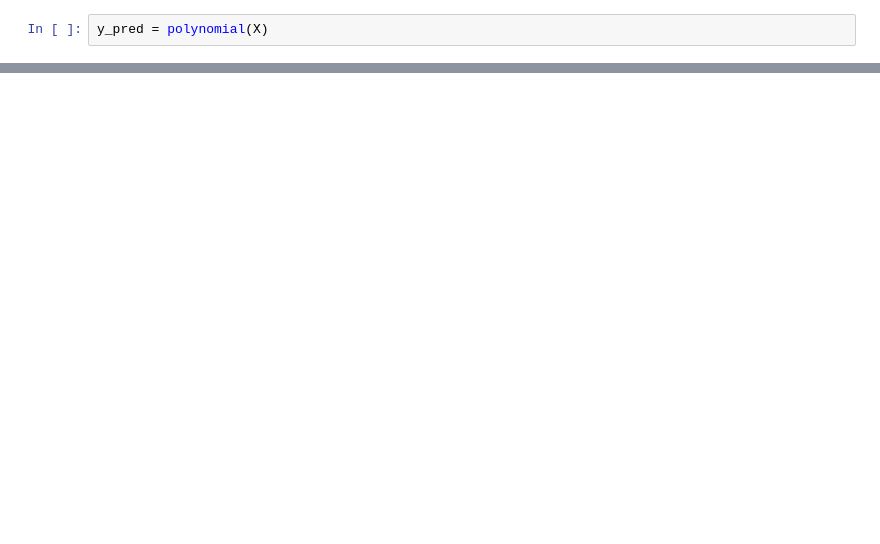
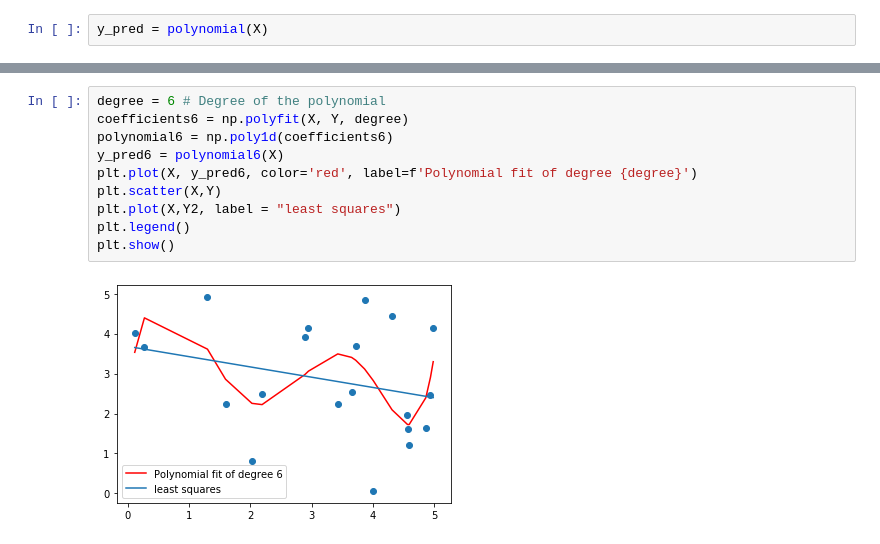
Before and after one commit to rithikabakshi/coe311k, a Jupyter notebook: classwork/rb49258-CH10.ipynb, the cells around one changed output, grey strips where cells are left out. Drawn from its saved outputs; the diff is of its cells as text; blank space fills up the shorter version.

```diff
--- a/classwork/rb49258-CH10.ipynb
+++ b/classwork/rb49258-CH10.ipynb
@@ -84,0 +115,12 @@ R-squared LEAST SQUARES: 0.9242
+# %%
+degree = 6 # Degree of the polynomial
+coefficients6 = np.polyfit(X, Y, degree)
+polynomial6 = np.poly1d(coefficients6)
+y_pred6 = polynomial6(X)
+plt.plot(X, y_pred6, color='red', label=f'Polynomial fit of degree {degree}')
+plt.scatter(X,Y)
+plt.plot(X,Y2, label = "least squares")
+plt.legend()
+plt.show()
+# %% [output]
+[figure, added]
```
Also changed, not shown: parts of 21 cells of this notebook.
